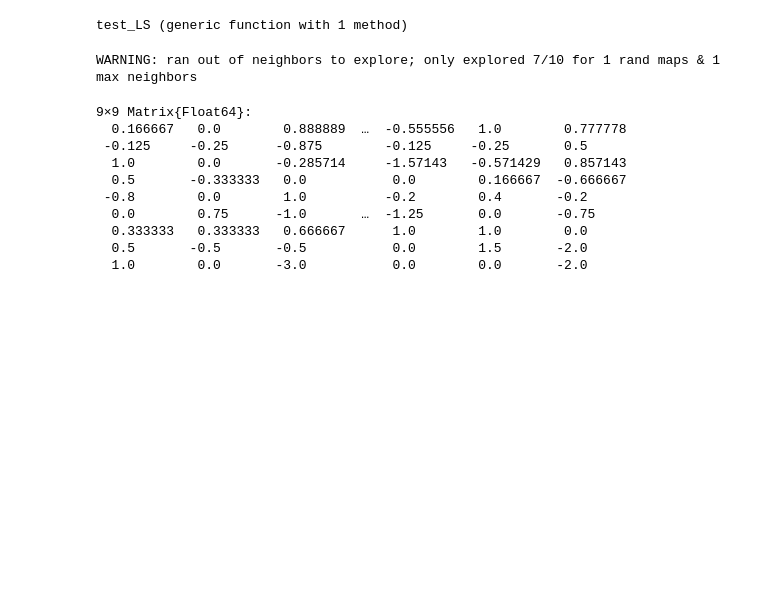
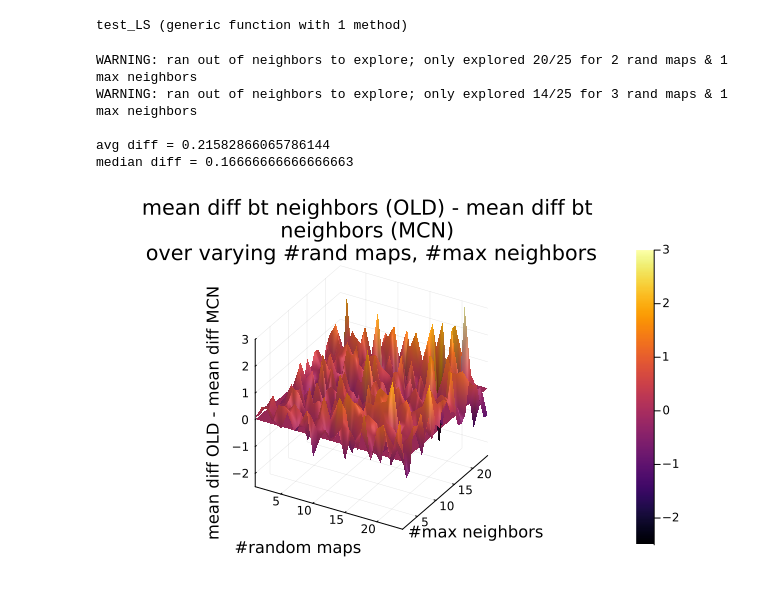
Before and after one commit to mliu31/dcj-heuristics, a Jupyter notebook: testing_LS.ipynb, the cells around one changed output. Saved outputs shown, nothing was run; the diff lists cells and outputs as text; code cells hidden in the pictures; blank space fills up the shorter version.

Commit message:
finished comparing neighbor defns

```diff
--- a/testing_LS.ipynb
+++ b/testing_LS.ipynb
@@ -122,32 +140,44 @@ end
 # %% [output]
 test_LS (generic function with 1 method)
 # %%
-n = 5
-x = 5
+n = 10
+x = 15
 
 max_dcj_dist = n + x
 
 target = generate_target_with_xdup(n, x)
 src = scramble_target(target)
 
 run_mode = "none"
 dupchar_to_unique_chars = OrderedDict{Char, Vector{Char}}()
 min_change_neighbor = true
 
 total_maps = max_dcj_dist  # max
 rand_maps = total_maps-1
 max_neighbors = total_maps-1
 
 mean_diff_data = test_LS(rand_maps, max_neighbors, src, target, run_mode, dupchar_to_unique_chars, min_change_neighbor)
+
+x = 1:rand_maps
+y = 1:max_neighbors
+z = mean_diff_data
+
+
+xyplane = zeros(length(x), length(y))
+p = plot(x, y, xyplane, st=:surface, title="mean diff bt neighbors (OLD) - mean diff bt \nneighbors (MCN) \nover varying #rand maps, #max neighbors", xlabel="#random maps", ylabel="#max neighbors", zlabel="mean diff OLD - mean diff MCN")
+# diff = new_neighbor - old_neighbor
+
+avg_diff = mean(mean_diff_data)
+median_diff = median(mean_diff_data)
+
+println("\navg diff = ", avg_diff)
+println("median diff = ", median_diff)
+
+plot!(p, x, y, z, st=:surface, label="Surface Plot")
 # %% [output]
-WARNING: ran out of neighbors to explore; only explored 7/10 for 1 rand maps & 1 max neighbors
+WARNING: ran out of neighbors to explore; only explored 20/25 for 2 rand maps & 1 max neighbors
+WARNING: ran out of neighbors to explore; only explored 14/25 for 3 rand maps & 1 max neighbors
+
+avg diff = 0.21582866065786144
+median diff = 0.16666666666666663
-9×9 Matrix{Float64}:
-  0.166667   0.0        0.888889  …  -0.555556   1.0        0.777778
- -0.125     -0.25      -0.875        -0.125     -0.25       0.5
-  1.0        0.0       -0.285714     -1.57143   -0.571429   0.857143
-  0.5       -0.333333   0.0           0.0        0.166667  -0.666667
- -0.8        0.0        1.0          -0.2        0.4       -0.2
-  0.0        0.75      -1.0       …  -1.25       0.0       -0.75
-  0.333333   0.333333   0.666667      1.0        1.0        0.0
-  0.5       -0.5       -0.5           0.0        1.5       -2.0
-  1.0        0.0       -3.0           0.0        0.0       -2.0
+[figure, added]
```
Also changed, not shown: parts of 4 cells of this notebook, 1 other file.
